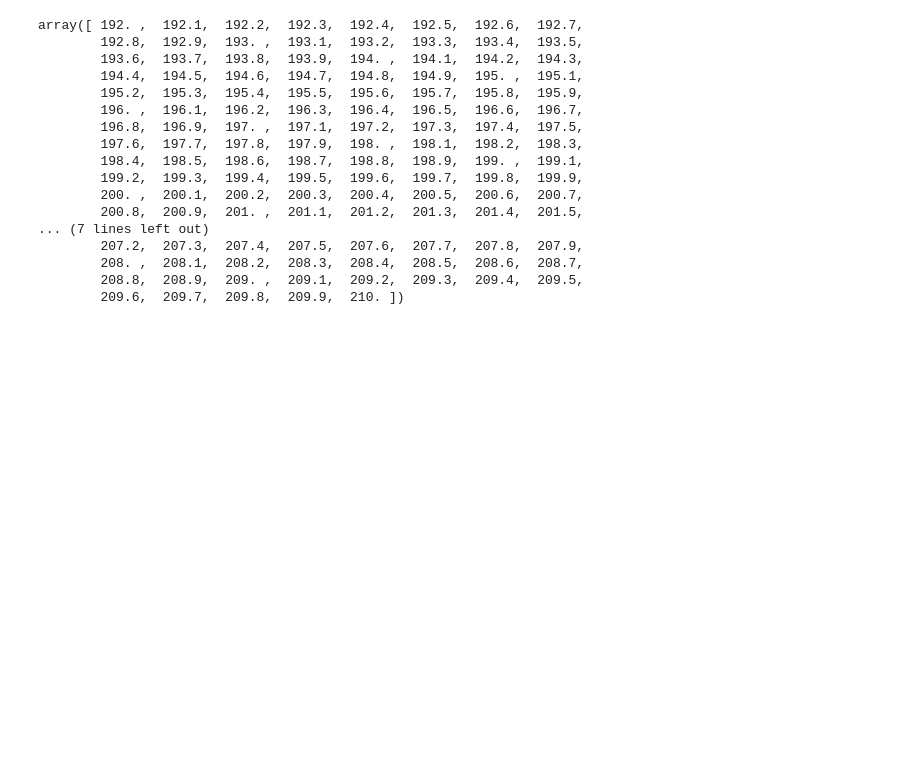
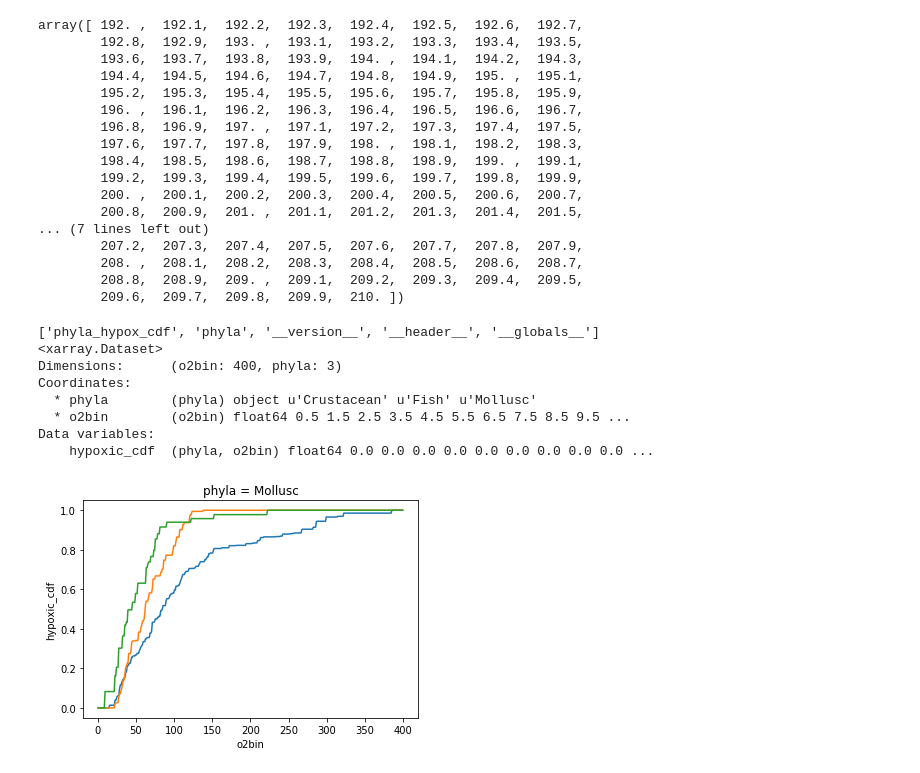
Before and after one commit to matt-long/iucn-deoxygenation-report, a Jupyter notebook: scratch.ipynb, the cells around one changed output. Cells and saved outputs as stored; diff of their text form; code cells hidden in the pictures; blank space fills up the shorter version.

```diff
--- a/scratch.ipynb
+++ b/scratch.ipynb
@@ -145,3 +145,25 @@ array([ 192. ,  192.1,  192.2,  192.3,  192.4,  192.5,  192.6,  192.7,
         208. ,  208.1,  208.2,  208.3,  208.4,  208.5,  208.6,  208.7,
         208.8,  208.9,  209. ,  209.1,  209.2,  209.3,  209.4,  209.5,
         209.6,  209.7,  209.8,  209.9,  210. ])
+# %%
+%matplotlib inline
+import matplotlib
+import matplotlib.pyplot as plt
+import numpy as np
+
+import xarray as xr
+
+
+plt.figure()
+for i in range(3):
+    mortality_thresholds.hypoxic_cdf[i,:].plot()
+# %% [output]
+['phyla_hypox_cdf', 'phyla', '__version__', '__header__', '__globals__']
+<xarray.Dataset>
+Dimensions:      (o2bin: 400, phyla: 3)
+Coordinates:
+  * phyla        (phyla) object u'Crustacean' u'Fish' u'Mollusc'
+  * o2bin        (o2bin) float64 0.5 1.5 2.5 3.5 4.5 5.5 6.5 7.5 8.5 9.5 ...
+Data variables:
+    hypoxic_cdf  (phyla, o2bin) float64 0.0 0.0 0.0 0.0 0.0 0.0 0.0 0.0 0.0 ...
+[figure, added]
```
